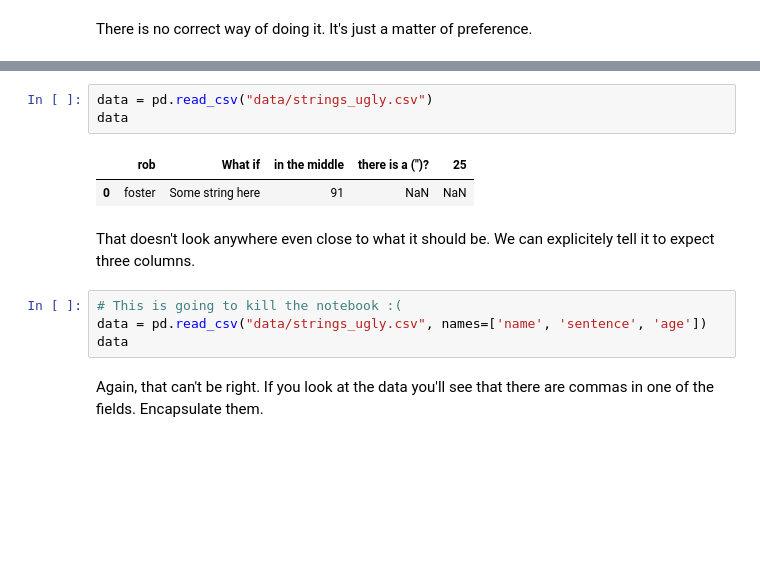
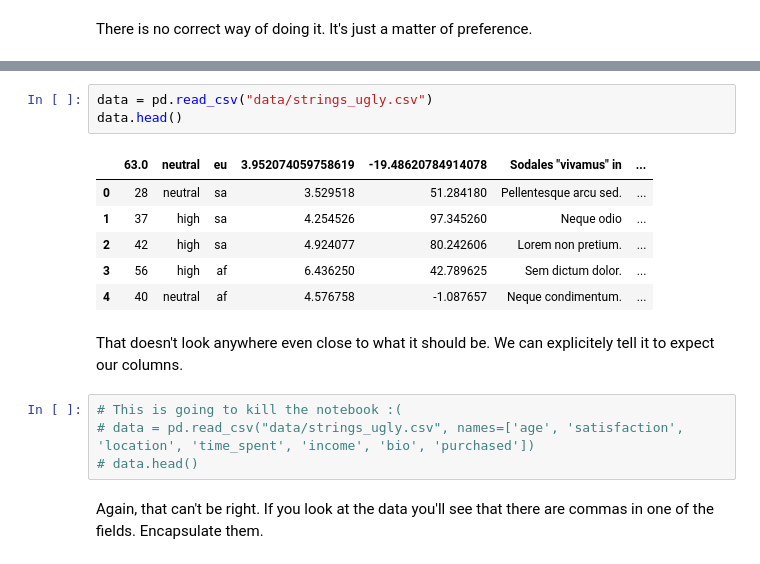
Before and after one commit to rmoakler/learning-data-science, a Jupyter notebook: Class_9/A Machine Learning Review.ipynb, the cells around one changed output, grey strips where cells are left out. Drawn from its saved outputs; the diff is of its cells as text; blank space fills up the shorter version.

Commit message:
Data

```diff
--- a/Class_9/A Machine Learning Review.ipynb
+++ b/Class_9/A Machine Learning Review.ipynb
@@ -129,15 +138,19 @@ foster,Some string here,91
 # %%
 data = pd.read_csv("data/strings_ugly.csv")
-data
+data.head()
 # %% [output]
-|  | rob | What if | in the middle | there is a (")? | 25 |
-| 0 | foster | Some string here | 91 | NaN | NaN |
+|  | 63.0 | neutral | eu | 3.952074059758619 | -19.48620784914078 | Sodales "vivamus" in | ... |
+| 0 | 28 | neutral | sa | 3.529518 | 51.284180 | Pellentesque arcu sed. | ... |
+| 1 | 37 | high | sa | 4.254526 | 97.345260 | Neque odio | ... |
+| 2 | 42 | high | sa | 4.924077 | 80.242606 | Lorem non pretium. | ... |
+| 3 | 56 | high | af | 6.436250 | 42.789625 | Sem dictum dolor. | ... |
+| 4 | 40 | neutral | af | 4.576758 | -1.087657 | Neque condimentum. | ... |
 # %% [markdown]
-That doesn't look anywhere even close to what it should be. We can explicitely tell it to expect three columns.
+That doesn't look anywhere even close to what it should be. We can explicitely tell it to expect our columns.
 # %%
 # This is going to kill the notebook :(
-data = pd.read_csv("data/strings_ugly.csv", names=['name', 'sentence', 'age'])
-data
+# data = pd.read_csv("data/strings_ugly.csv", names=['age', 'satisfaction', 'location', 'time_spent', 'income', 'bio', 'purchased'])
+# data.head()
 # %% [markdown]
 Again, that can't be right. If you look at the data you'll see that there are commas in one of the fields. Encapsulate them.
 # %%
```
Also changed, not shown: parts of 23 cells of this notebook, 3 other files.
